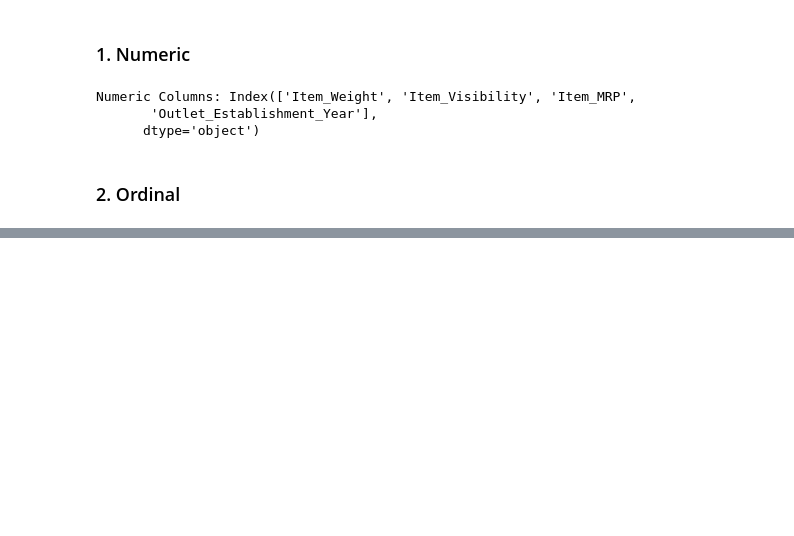
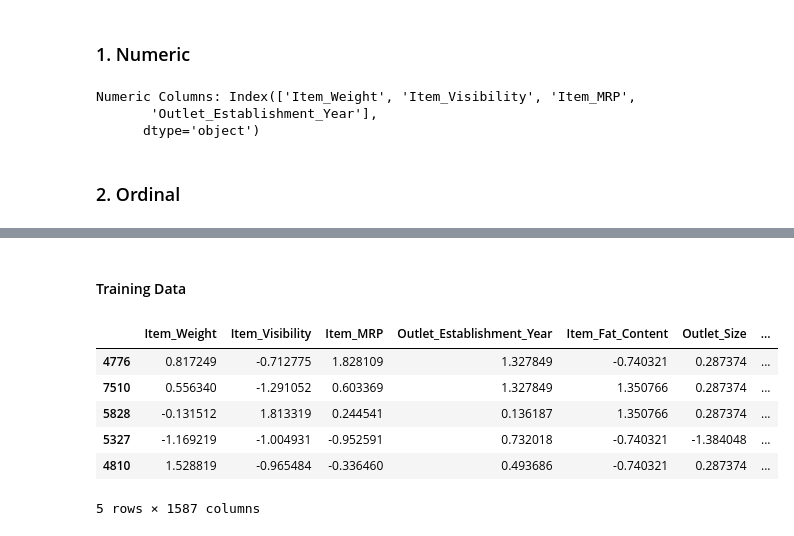
Before and after one commit to patelmedha/Prediction-of-Product-Sales, a Jupyter notebook: Prediction_Of_Product_Sales_Preprocessing_Machine_Learning.ipynb, the cells around one changed output, grey strips where cells are left out. Saved outputs shown, nothing was run; the diff lists cells and outputs as text; code cells hidden in the pictures; blank space fills up the shorter version.

```diff
--- a/Prediction_Of_Product_Sales_Preprocessing_Machine_Learning.ipynb
+++ b/Prediction_Of_Product_Sales_Preprocessing_Machine_Learning.ipynb
@@ -283,0 +469,5 @@ ord_tuple = ('ordinal',ord_pipe, ordinal_cols)
+# %%
+#Transform ORDINAL Training Data
+X_train_ord_tf = ord_pipe.transform(X_train[ordinal_cols])
+X_test_ord_tf = ord_pipe.transform(X_test[ordinal_cols])
+X_train_ord_tf.head()
@@ -283,0 +483,3 @@ ord_tuple = ('ordinal',ord_pipe, ordinal_cols)
+# %%
+#Fit pipeline on NOMINAL training data
+nom_pipe.fit(X_train[nominal_cols])
@@ -283,0 +492,5 @@ ord_tuple = ('ordinal',ord_pipe, ordinal_cols)
+# %%
+#Transform the training and test data
+X_train_ohe_tf = nom_pipe.transform(X_train[nominal_cols])
+X_test_ohe_tf = nom_pipe.transform(X_test[nominal_cols])
+X_train_ohe_tf.head()
@@ -283,0 +517,16 @@ ord_tuple = ('ordinal',ord_pipe, ordinal_cols)
+# %% [markdown]
+#### Training Data
+# %%
+#Re-combining training data
+X_train_tf = pd.concat([X_train_num_tf, X_train_ord_tf,
+                               X_train_ohe_tf], axis=1)
+# %%
+X_train_tf.head()
+# %% [output]
+|  | Item_Weight | Item_Visibility | Item_MRP | Outlet_Establishment_Year | Item_Fat_Content | Outlet_Size | ... |
+| 4776 | 0.817249 | -0.712775 | 1.828109 | 1.327849 | -0.740321 | 0.287374 | ... |
+| 7510 | 0.556340 | -1.291052 | 0.603369 | 1.327849 | 1.350766 | 0.287374 | ... |
+| 5828 | -0.131512 | 1.813319 | 0.244541 | 0.136187 | 1.350766 | 0.287374 | ... |
+| 5327 | -1.169219 | -1.004931 | -0.952591 | 0.732018 | -0.740321 | -1.384048 | ... |
+| 4810 | 1.528819 | -0.965484 | -0.336460 | 0.493686 | -0.740321 | 0.287374 | ... |
+5 rows × 1587 columns
```
Also changed, not shown: parts of 37 cells of this notebook.
